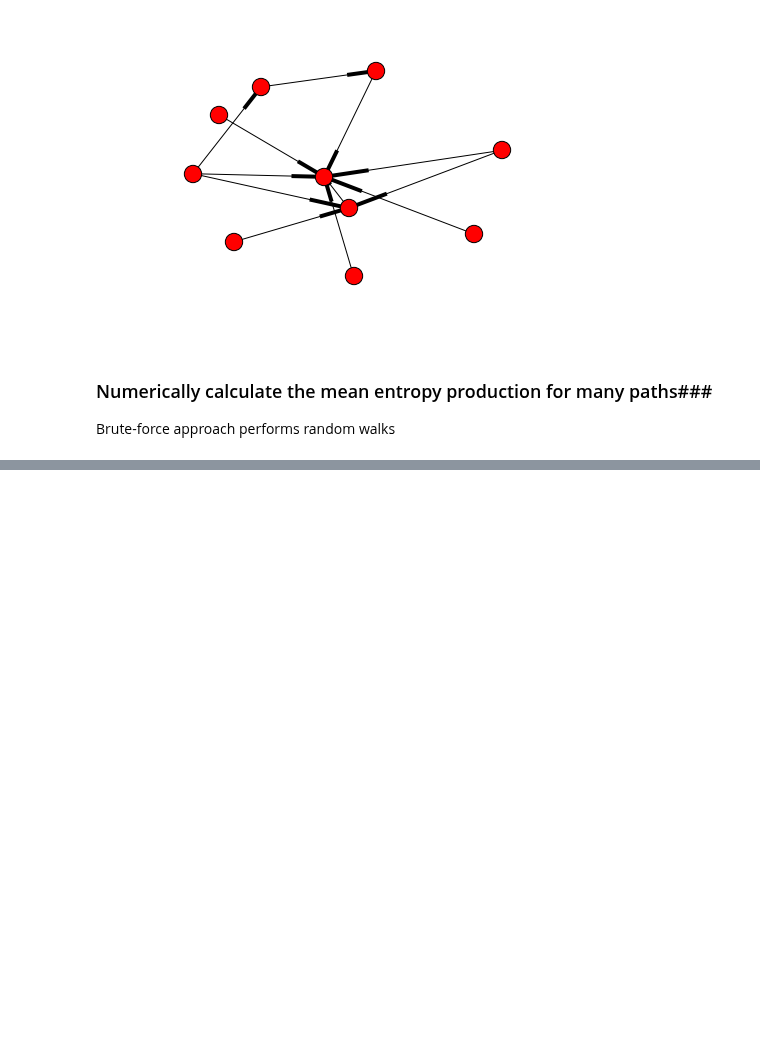
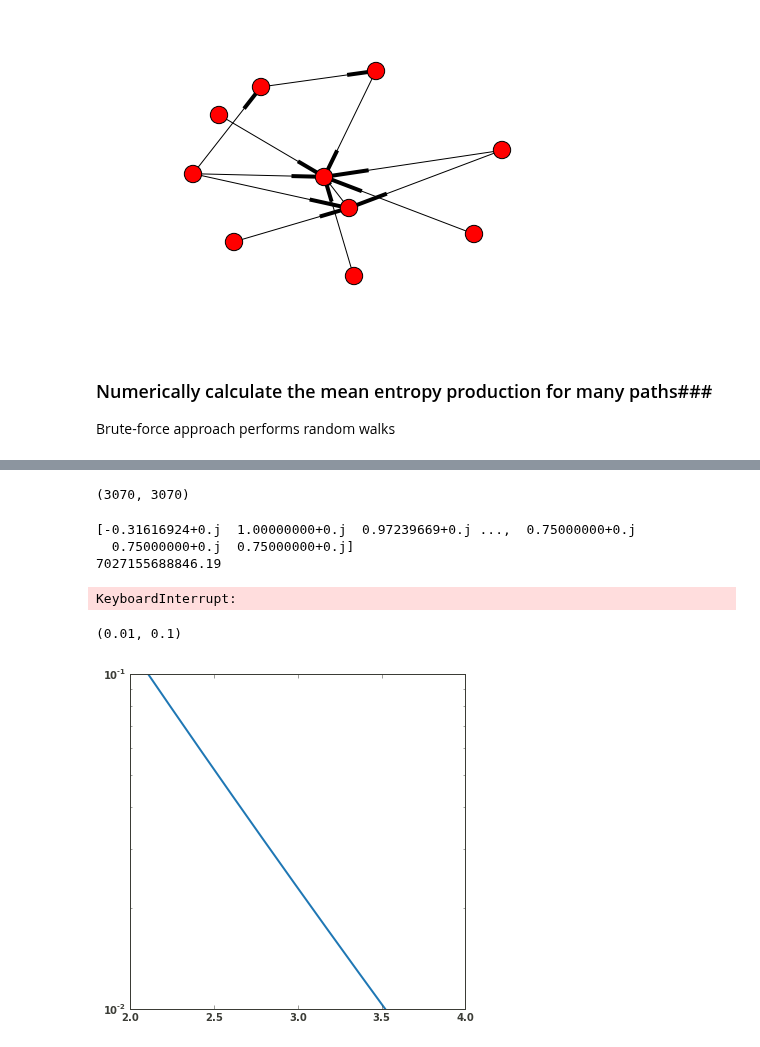
Before and after one commit to williamgilpin/netsim, a Jupyter notebook: simple_models.ipynb, the cells around one changed output, grey strips where cells are left out. Saved outputs shown, nothing was run; the diff lists cells and outputs as text; code cells hidden in the pictures; blank space fills up the shorter version.

Commit message:
added plot generator

```diff
--- a/simple_models.ipynb
+++ b/simple_models.ipynb
@@ -452,12 +482,3 @@ array([ 1.,  1.,  1.,  1.,  1.,  1.,  1.,  1.,  1.,  1.])
 [figure]
 [figure]
 [figure]
-# %%
-x = hstack((random.randn(100), random.randn(100)+5))
-hist(x, bins=20, alpha=0.5, color='r')
-
-twinx()
-from scipy.stats import gaussian_kde
-kde = gaussian_kde(x, bw_method=1)
-xx = np.linspace(x.min(), x.max(), 1000)
-plot(xx, kde(xx))
@@ -563,0 +641,60 @@ print (real(ss_ent(tmat2)))
+# %%
+print (tmat_b.shape)
+# imshow(tmat_b[:,:])
+# %% [output]
+(3070, 3070)
+# %%
+# imshow(tmat_b)
+
+tmat2 = copy(tmat_b)
+# tmat2 = copy(tmat_unb)
+
+# tmat2[9,5] = .2
+# tmat2[5,9] = .28
+
+# (tmat2[10,23], tmat2[23,10]) = (tmat2[23,10], tmat2[10,23])
+# (tmat2[11,24], tmat2[24,11]) = (tmat2[24,11], tmat2[11,24])
+# (tmat2[13,29], tmat2[29,13]) = (tmat2[29,13], tmat2[13,29])
+
+tmat2=rownorm2(tmat2)
+
+print (real(ss_ent(tmat2)))
+
+
+# ht = sim_hits(tmat2,list(range(46,93)),[0], ntraj=10000, cutoff=1500)
+# ht = sim_hits(tmat2,list(range(400,700)),[0], ntraj=10000, cutoff=1500)
+# ht = sim_hits(tmat2,list(range(10,21)),[0], ntraj=10000, cutoff=1500)
+ht = sim_hits(tmat2,list(range(1534,3069)),[0], ntraj=10000, cutoff=1500)
+traj_lens = array([len(item) for item in ht])
+print ('dead ends:')
+print (sum(any(isnan(traj_lens))))
+print ('\n')
+print(mean(traj_lens))
+print(std(traj_lens))
+print ('\n')
+
+pent = list()
+for item in ht:
+    pent.append(mean(path_ent(tmat_b, item)))
+print(mean(array(pent)))
+print(std(array(pent)))
+# %% [output]
+[-0.31616924+0.j  1.00000000+0.j  0.97239669+0.j ...,  0.75000000+0.j
+  0.75000000+0.j  0.75000000+0.j]
+7027155688846.19
+KeyboardInterrupt:
+# %%
+def levy(x,c=.5,mu=0.0):
+    dd = x - mu
+    return sqrt(c/(2*pi))*exp(-c/(2*dd))/(dd**1.5)
+
+def invgauss(x,c=2.5,mu=1.0):
+    dd = x - mu
+    return sqrt(c/(2*pi*x**3))*exp( -c*(dd**2)/(2*x*mu**2) )
+
+semilogy( linspace(.01,10,1000), invgauss(linspace(.01,10,1000)) )
+xlim([2,4])
+ylim([.01,.1])
+# %% [output]
+(0.01, 0.1)
+[figure, added]
```
Also changed, not shown: parts of 21 cells of this notebook, 2 other files.
